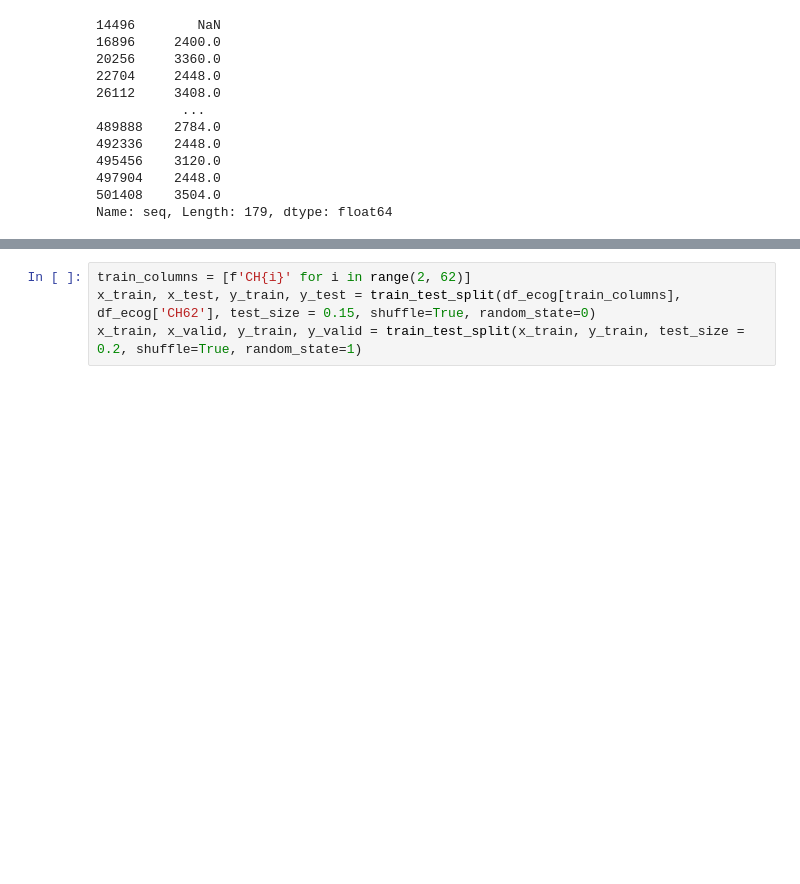
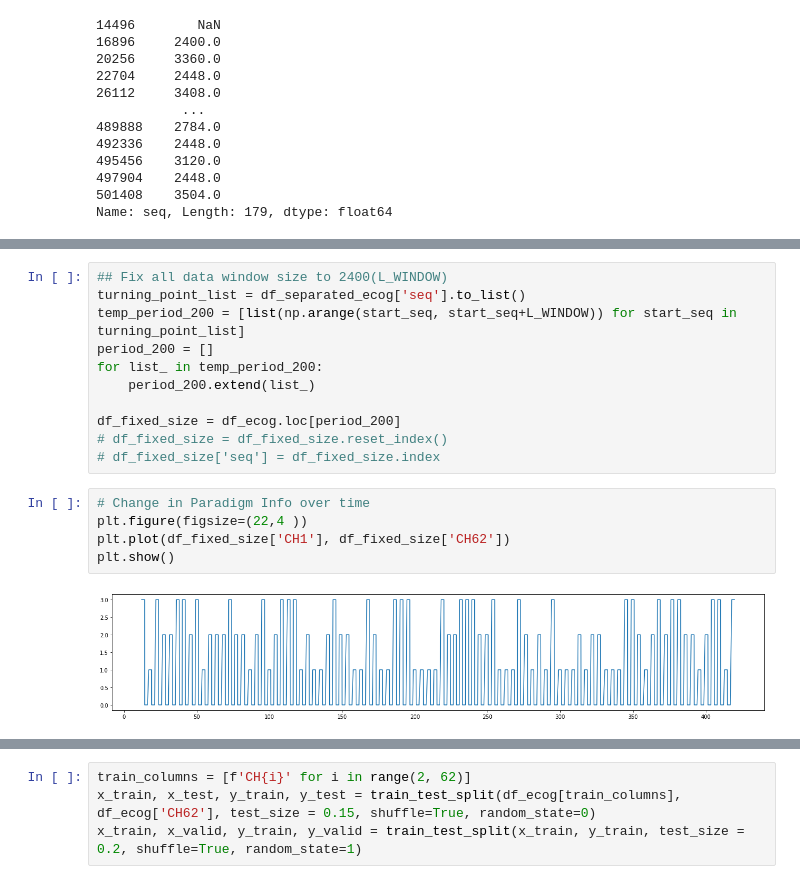
Before and after one commit to castlebin12/BCI2021_Spring_Ecog_team29, a Jupyter notebook: woobean/model.ipynb, the cells around one changed output, grey strips where cells are left out. Cells and saved outputs as stored; diff of their text form; blank space fills up the shorter version.

```diff
--- a/woobean/model.ipynb
+++ b/woobean/model.ipynb
@@ -141,0 +110,18 @@ df_open_hand
+# %%
+## Fix all data window size to 2400(L_WINDOW)
+turning_point_list = df_separated_ecog['seq'].to_list()
+temp_period_200 = [list(np.arange(start_seq, start_seq+L_WINDOW)) for start_seq in turning_point_list]
+period_200 = []
+for list_ in temp_period_200:
+    period_200.extend(list_)
+
+df_fixed_size = df_ecog.loc[period_200]
+# df_fixed_size = df_fixed_size.reset_index()
+# df_fixed_size['seq'] = df_fixed_size.index
+# %%
+# Change in Paradigm Info over time
+plt.figure(figsize=(22,4 ))
+plt.plot(df_fixed_size['CH1'], df_fixed_size['CH62'])
+plt.show()
+# %% [output]
+[figure, added]
```
Also changed, not shown: parts of 14 cells of this notebook, 2 other files.
